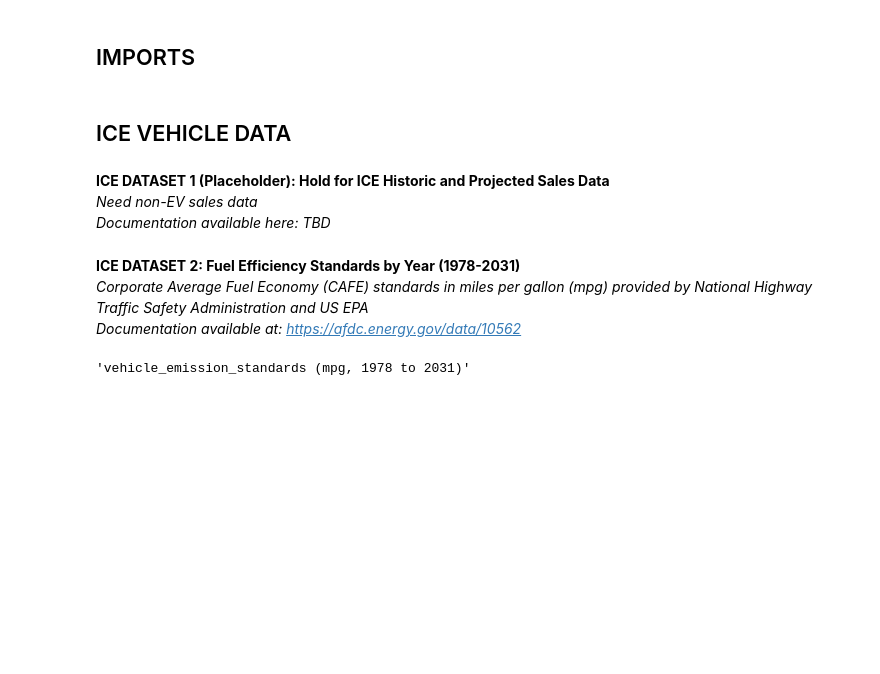
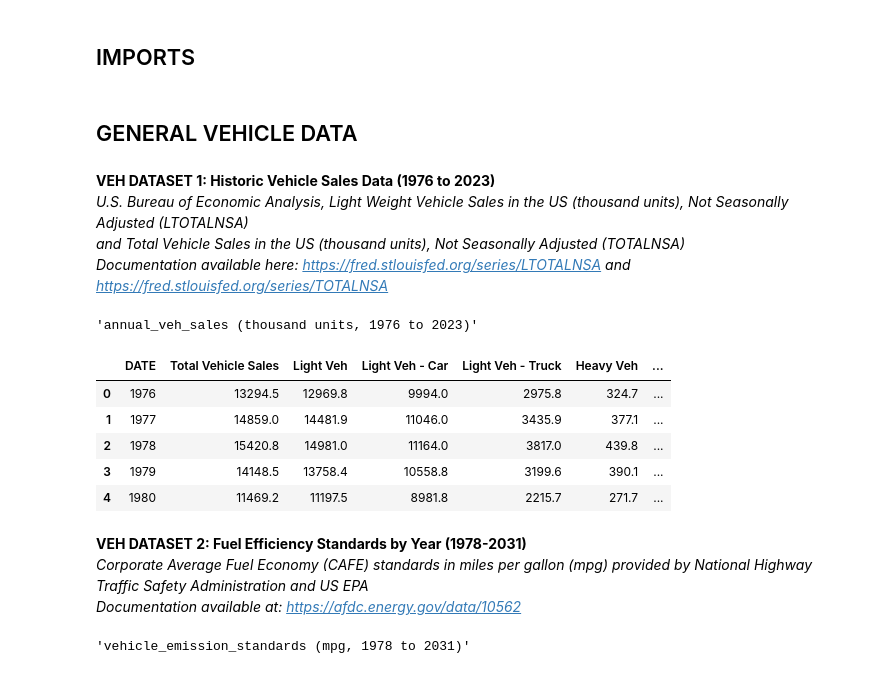
Before and after one commit to jbondAI/AI_Project_2, a Jupyter notebook: ev_and_ice_vehicle_datasets.ipynb, the cells around one changed output. Saved outputs shown, nothing was run; the diff lists cells and outputs as text; code cells hidden in the pictures; blank space fills up the shorter version.

```diff
--- a/ev_and_ice_vehicle_datasets.ipynb
+++ b/ev_and_ice_vehicle_datasets.ipynb
@@ -21,21 +21,61 @@ warnings.filterwarnings('ignore')
 # Added to show all columns in df display
 pd.options.display.max_columns = None
 # %% [markdown]
-## ICE VEHICLE DATA
+## GENERAL VEHICLE DATA
 # %% [markdown]
-**ICE DATASET 1 (Placeholder): Hold for ICE Historic and Projected Sales Data** \
-_Need non-EV sales data\
-Documentation available here: TBD_
+**VEH DATASET 1: Historic Vehicle Sales Data (1976 to 2023)** \
+_U.S. Bureau of Economic Analysis, Light Weight Vehicle Sales in the US (thousand units), Not Seasonally Adjusted (LTOTALNSA) \
+and Total Vehicle Sales in the US (thousand units), Not Seasonally Adjusted (TOTALNSA) \
+Documentation available here: https://fred.stlouisfed.org/series/LTOTALNSA and https://fred.stlouisfed.org/series/TOTALNSA_
 # %%
-# # Reads the ICE sales data
-# ICE_sales = pd.read_csv("Resources/Sales-file-name.csv")
+# Reads the CSV file, skipping the first 3 rows and using the 4th row as header
+total_veh_sales_US = pd.read_csv("Resources/TOTALNSA.csv", parse_dates=['DATE'])
+light_veh_sales_US = pd.read_csv("Resources/LTOTALNSA.csv", parse_dates=['DATE'])
+light_veh_car_sales_US = pd.read_csv("Resources/LAUTONSA.csv", parse_dates=['DATE'])
+light_veh_truck_sales_US = pd.read_csv("Resources/LTRUCKNSA.csv", parse_dates=['DATE'])
+heavy_veh_truck_sales_US = pd.read_csv("Resources/HTRUCKSNSA.csv", parse_dates=['DATE'])
 
-# # Display the first 5 rows
-# ICE_sales.head(10)
+total_veh_sales_US = (total_veh_sales_US
+                     .merge(light_veh_sales_US, on='DATE', how='left')
+                      .merge(light_veh_car_sales_US, on='DATE', how='left')
+                      .merge(light_veh_truck_sales_US, on='DATE', how='left')
+                      .merge(heavy_veh_truck_sales_US, on='DATE', how='left')
+                     )
+
+
+total_veh_sales_US = total_veh_sales_US.rename(columns={'TOTALNSA': 'Total Vehicle Sales',
+                                                        'LTOTALNSA': 'Light Veh',
+                                                        'LAUTONSA': 'Light Veh - Car',
+                                                       'LTRUCKNSA': 'Light Veh - Truck',
+                                                        'HTRUCKSNSA': 'Heavy Veh'
+                                                       })
+
+
+# Aggregates monthly sales data into annual sales data
+total_veh_sales_US = total_veh_sales_US.set_index('DATE')
+annual_veh_sales = total_veh_sales_US.resample('Y').sum()
+annual_veh_sales = annual_veh_sales.reset_index()
+annual_veh_sales['DATE'] = annual_veh_sales['DATE'].dt.year
+
+annual_veh_sales['Light Veh Share - Car (%)'] = annual_veh_sales['Light Veh - Car'] / annual_veh_sales['Light Veh']
+annual_veh_sales['Light Veh Share - Truck (%)'] = annual_veh_sales['Light Veh - Truck'] / annual_veh_sales['Light Veh']
+
+
+# Display the first few rows of the result
+display('annual_veh_sales (thousand units, 1976 to 2023)')
+display(annual_veh_sales.head(5))
+# %% [output]
+'annual_veh_sales (thousand units, 1976 to 2023)'
+|  | DATE | Total Vehicle Sales | Light Veh | Light Veh - Car | Light Veh - Truck | Heavy Veh | ... |
+| 0 | 1976 | 13294.5 | 12969.8 | 9994.0 | 2975.8 | 324.7 | ... |
+| 1 | 1977 | 14859.0 | 14481.9 | 11046.0 | 3435.9 | 377.1 | ... |
+| 2 | 1978 | 15420.8 | 14981.0 | 11164.0 | 3817.0 | 439.8 | ... |
+| 3 | 1979 | 14148.5 | 13758.4 | 10558.8 | 3199.6 | 390.1 | ... |
+| 4 | 1980 | 11469.2 | 11197.5 | 8981.8 | 2215.7 | 271.7 | ... |
 # %% [markdown]
-**ICE DATASET 2: Fuel Efficiency Standards by Year (1978-2031)** \
+**VEH DATASET 2: Fuel Efficiency Standards by Year (1978-2031)** \
 _Corporate Average Fuel Economy (CAFE) standards in miles per gallon (mpg) provided by National Highway Traffic Safety Administration
-and  US EPA \
+and US EPA \
 Documentation available at: https://afdc.energy.gov/data/10562_
 # %%
 # Reads the CSV file, skipping the first 3 rows and using the 4th row as header
```
Also changed, not shown: parts of 5 cells of this notebook, 6 other files.
